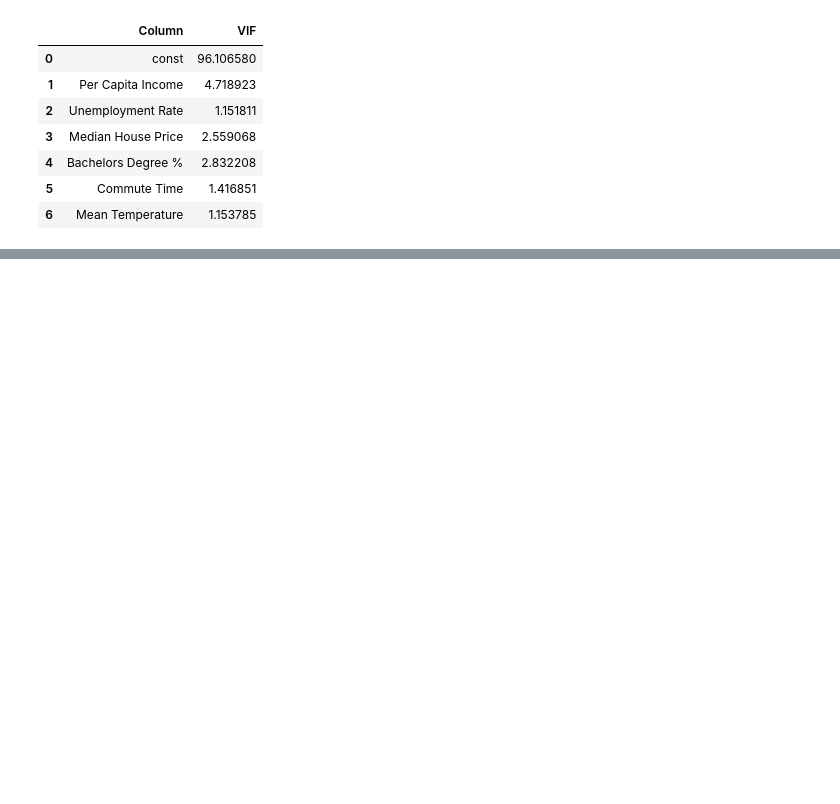
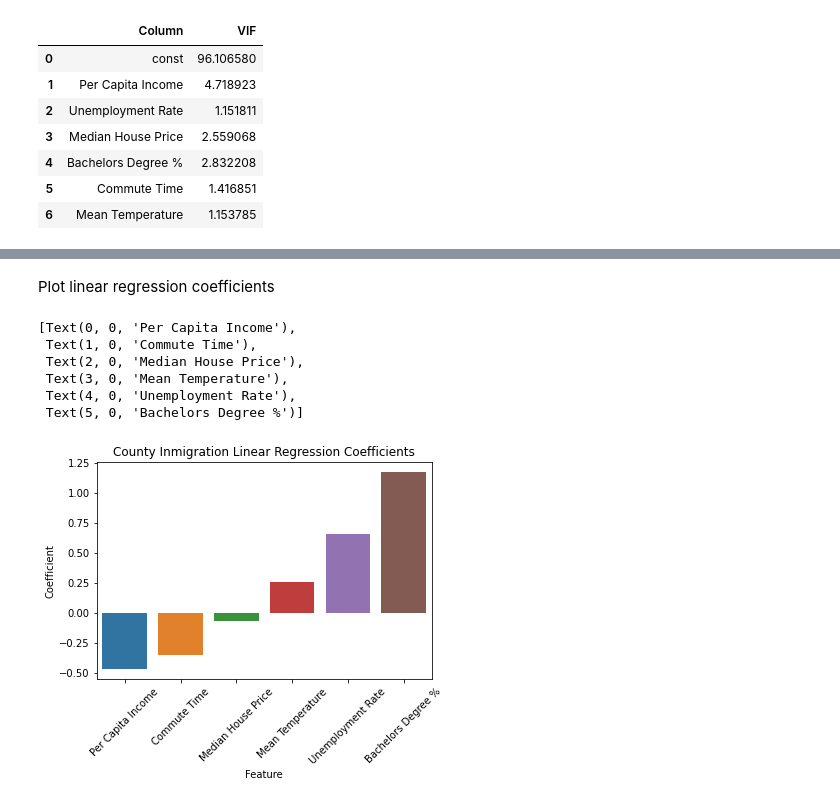
Before and after one commit to blantj/county_inmigration_regression, a Jupyter notebook: Modeling.ipynb, the cells around one changed output, grey strips where cells are left out. Saved outputs shown, nothing was run; the diff lists cells and outputs as text; code cells hidden in the pictures; blank space fills up the shorter version.

```diff
--- a/Modeling.ipynb
+++ b/Modeling.ipynb
@@ -556,0 +559,5 @@ Test r2 0.23467500067243718
+# %%
+coef_df = pd.DataFrame(lr.coef_, columns=['Coefficient'])
+coef_df['Feature'] = x.columns
+coef_df.sort_values(by='Coefficient', inplace=True)
+coef_df
@@ -556,0 +572,15 @@ Test r2 0.23467500067243718
+# %% [markdown]
+Plot linear regression coefficients
+# %%
+fig, ax = plt.subplots()
+sns.barplot(x='Feature', y='Coefficient', data=coef_df, ax=ax)
+ax.set_title('County Inmigration Linear Regression Coefficients')
+ax.set_xticklabels(coef_df['Feature'], rotation=45)
+# %% [output]
+[Text(0, 0, 'Per Capita Income'),
+ Text(1, 0, 'Commute Time'),
+ Text(2, 0, 'Median House Price'),
+ Text(3, 0, 'Mean Temperature'),
+ Text(4, 0, 'Unemployment Rate'),
+ Text(5, 0, 'Bachelors Degree %')]
+[figure, added]
```
Also changed, not shown: parts of 36 cells of this notebook.
